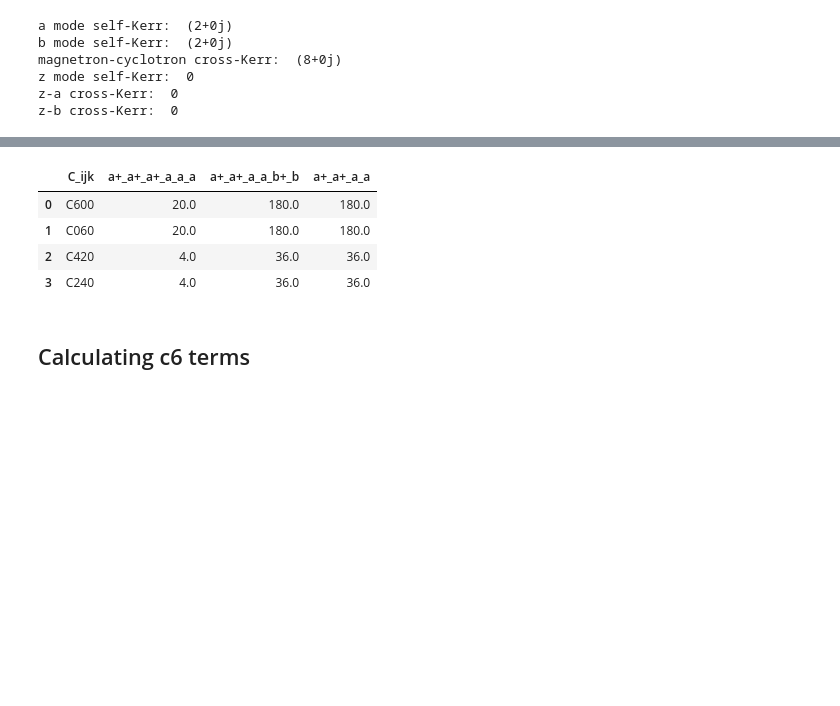
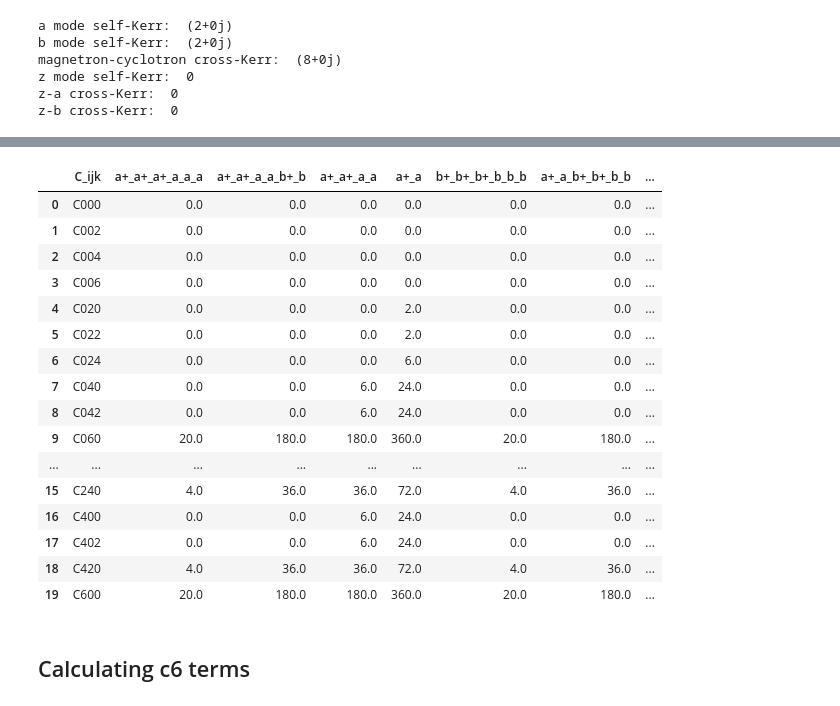
Before and after one commit to jaeunkim/ladders, a Jupyter notebook: test.ipynb, the cells around one changed output, grey strips where cells are left out. Saved outputs shown, nothing was run; the diff lists cells and outputs as text; code cells hidden in the pictures; blank space fills up the shorter version.

```diff
--- a/test.ipynb
+++ b/test.ipynb
@@ -300,0 +335,14 @@ True
+# %%
+dummyexpr = Expression("")  # I need to use a dummy Expression to access the group_by_mode() function
+for key, value in x4.expr_dict.items():
+    # let's exchange a and b in the key and see if the value changes
+
+    tmp = key.replace("a", "n") # n is a dummy charater that does not appear in the expressions
+    tmp = tmp.replace("b", "m")
+    tmp = tmp.replace("n", "b")
+    tmp = tmp.replace("m", "a")
+
+    tmp = dummyexpr.group_by_mode(tmp)
+
+    if value != x4.expr_dict[tmp]:
+        print(f"{key}: {value}, {tmp}: {x4.expr_dict[tmp]} different!!")
@@ -590,6 +752,8 @@ magnetron-cyclotron cross-Kerr:  (8+0j)
 z mode self-Kerr:  0
 z-a cross-Kerr:  0
 z-b cross-Kerr:  0
+# %%
+power_list = [(int(i), int(j), int(k)) for i in np.arange(0, 7, 2) for j in np.arange(0, 7-i, 2) for k in np.arange(0, 7-i-j, 2)]
 # %%
 import pandas as pd
 
@@ -600,10 +764,22 @@ kerr_data = []
 sixth_order_keys = (
     "a+_a+_a+_a_a_a",
     "a+_a+_a_a_b+_b",
-    "a+_a+_a_a",  # for comparison
+    "a+_a+_a_a",
+    "a+_a",
+
+    "b+_b+_b+_b_b_b",
+    "a+_a_b+_b+_b_b",
+    "b+_b+_b_b",
+    "b+_b",
+
+    "a+_a_b+_b",
+    "a+_a_b+_b_z+_z",
+    "a+_a_z+_z",
+    "b+_b_z+_z",
 )
 
-for powers in ((6,0,0), (0,6,0), (4,2,0), (2,4,0)):
+# for powers in ((6,0,0), (0,6,0), (4,2,0), (2,4,0)):
+for powers in power_list:
   x_power, y_power, z_power = powers
   print(x_power, y_power, z_power)
 
@@ -639,17 +831,29 @@ for powers in ((6,0,0), (0,6,0), (4,2,0), (2,4,0)):
 # %%
 kerr_df = pd.DataFrame(kerr_data)
 
-csv_filename = 'sixth_order_coefficients.csv'
+csv_filename = 'up_to_sixth_order_coefficients.csv'
 kerr_df.to_csv(csv_filename, index=False)
 
 # Display the DataFrame
 display(kerr_df)
 # %% [output]
-|  | C_ijk | a+_a+_a+_a_a_a | a+_a+_a_a_b+_b | a+_a+_a_a |
-| 0 | C600 | 20.0 | 180.0 | 180.0 |
-| 1 | C060 | 20.0 | 180.0 | 180.0 |
-| 2 | C420 | 4.0 | 36.0 | 36.0 |
-| 3 | C240 | 4.0 | 36.0 | 36.0 |
+|  | C_ijk | a+_a+_a+_a_a_a | a+_a+_a_a_b+_b | a+_a+_a_a | a+_a | b+_b+_b+_b_b_b | a+_a_b+_b+_b_b | ... |
+| 0 | C000 | 0.0 | 0.0 | 0.0 | 0.0 | 0.0 | 0.0 | ... |
+| 1 | C002 | 0.0 | 0.0 | 0.0 | 0.0 | 0.0 | 0.0 | ... |
+| 2 | C004 | 0.0 | 0.0 | 0.0 | 0.0 | 0.0 | 0.0 | ... |
+| 3 | C006 | 0.0 | 0.0 | 0.0 | 0.0 | 0.0 | 0.0 | ... |
+| 4 | C020 | 0.0 | 0.0 | 0.0 | 2.0 | 0.0 | 0.0 | ... |
+| 5 | C022 | 0.0 | 0.0 | 0.0 | 2.0 | 0.0 | 0.0 | ... |
+| 6 | C024 | 0.0 | 0.0 | 0.0 | 6.0 | 0.0 | 0.0 | ... |
+| 7 | C040 | 0.0 | 0.0 | 6.0 | 24.0 | 0.0 | 0.0 | ... |
+| 8 | C042 | 0.0 | 0.0 | 6.0 | 24.0 | 0.0 | 0.0 | ... |
+| 9 | C060 | 20.0 | 180.0 | 180.0 | 360.0 | 20.0 | 180.0 | ... |
+| ... | ... | ... | ... | ... | ... | ... | ... | ... |
+| 15 | C240 | 4.0 | 36.0 | 36.0 | 72.0 | 4.0 | 36.0 | ... |
+| 16 | C400 | 0.0 | 0.0 | 6.0 | 24.0 | 0.0 | 0.0 | ... |
+| 17 | C402 | 0.0 | 0.0 | 6.0 | 24.0 | 0.0 | 0.0 | ... |
+| 18 | C420 | 4.0 | 36.0 | 36.0 | 72.0 | 4.0 | 36.0 | ... |
+| 19 | C600 | 20.0 | 180.0 | 180.0 | 360.0 | 20.0 | 180.0 | ... |
 # %% [markdown]
 ## Calculating c6 terms
 # %% [markdown]
```
Also changed, not shown: parts of 12 cells of this notebook, 1 other file.
